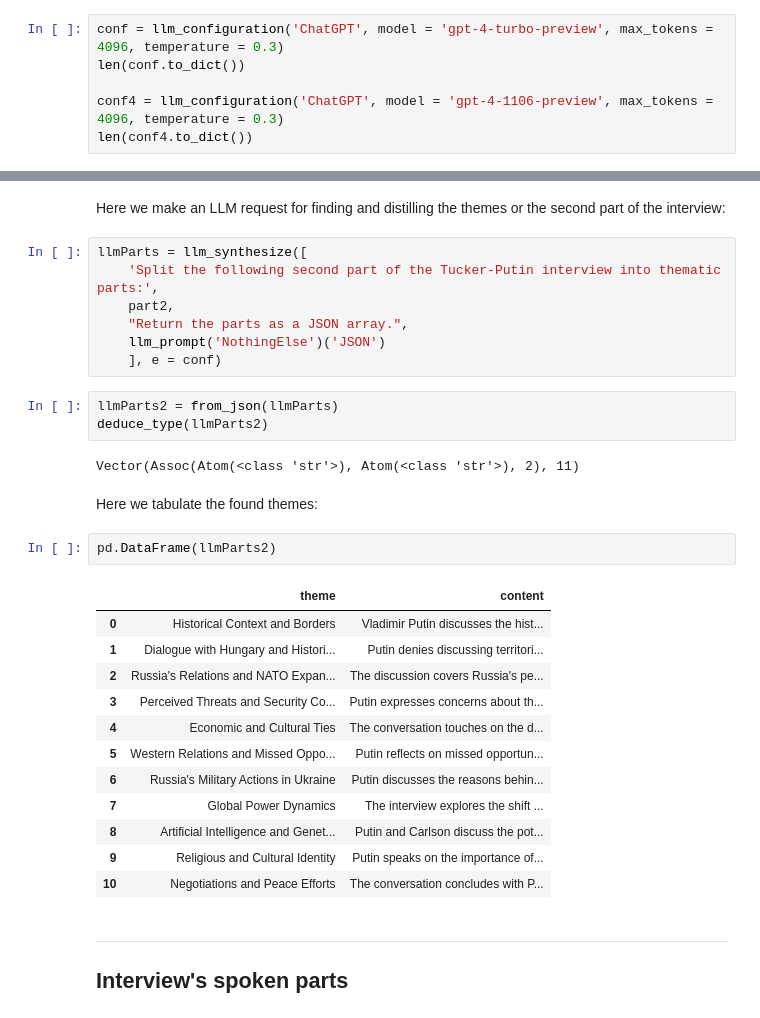
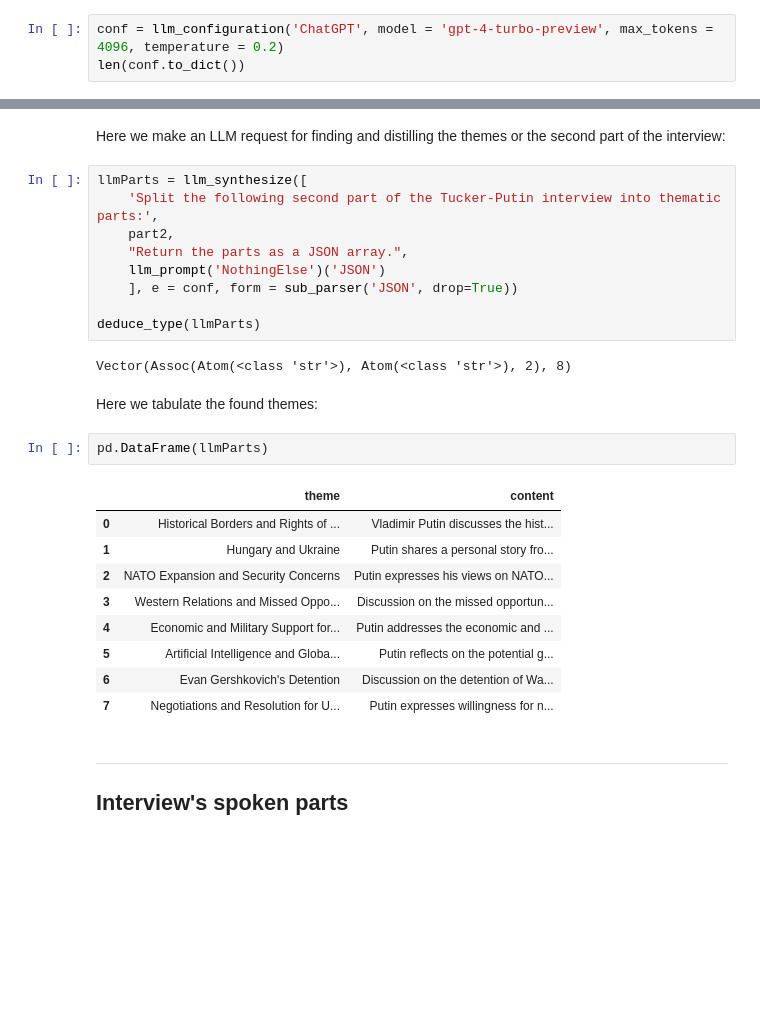
Before and after one commit to antononcube/PythonForPrediction-blog, a Jupyter notebook: Notebooks/LLM-aids-for-processing-of-the-first-Carlson-Putin-interview-Python.ipynb, the cells around one changed output, grey strips where cells are left out. Saved outputs shown, nothing was run; the diff lists cells and outputs as text; blank space fills up the shorter version.

```diff
--- a/Notebooks/LLM-aids-for-processing-of-the-first-Carlson-Putin-interview-Python.ipynb
+++ b/Notebooks/LLM-aids-for-processing-of-the-first-Carlson-Putin-interview-Python.ipynb
@@ -108,11 +113,8 @@ print(text_stats(txtEN))
 # %% [markdown]
 Here we configure LLM access -- we use OpenAI's model "gpt-4-turbo-preview" since it allows inputs with 128K tokens:
 # %%
-conf = llm_configuration('ChatGPT', model = 'gpt-4-turbo-preview', max_tokens = 4096, temperature = 0.3)
+conf = llm_configuration('ChatGPT', model = 'gpt-4-turbo-preview', max_tokens = 4096, temperature = 0.2)
 len(conf.to_dict())
-
-conf4 = llm_configuration('ChatGPT', model = 'gpt-4-1106-preview', max_tokens = 4096, temperature = 0.3)
-len(conf4.to_dict())
 # %% [output]
 23
 # %% [markdown]
@@ -258,29 +269,25 @@ llmParts = llm_synthesize([
     part2,
     "Return the parts as a JSON array.",
     llm_prompt('NothingElse')('JSON')
-    ], e = conf)
+    ], e = conf, form = sub_parser('JSON', drop=True))
+
+deduce_type(llmParts)
+# %% [output]
+Vector(Assoc(Atom(<class 'str'>), Atom(<class 'str'>), 2), 8)
-# %%
-llmParts2 = from_json(llmParts)
-deduce_type(llmParts2)
-# %% [output]
-Vector(Assoc(Atom(<class 'str'>), Atom(<class 'str'>), 2), 11)
 # %% [markdown]
 Here we tabulate the found themes:
 # %%
-pd.DataFrame(llmParts2)
+pd.DataFrame(llmParts)
 # %% [output]
 |  | theme | content |
-| 0 | Historical Context and Borders | Vladimir Putin discusses the hist... |
-| 1 | Dialogue with Hungary and Histori... | Putin denies discussing territori... |
-| 2 | Russia's Relations and NATO Expan... | The discussion covers Russia's pe... |
-| 3 | Perceived Threats and Security Co... | Putin expresses concerns about th... |
-| 4 | Economic and Cultural Ties | The conversation touches on the d... |
-| 5 | Western Relations and Missed Oppo... | Putin reflects on missed opportun... |
-| 6 | Russia's Military Actions in Ukraine | Putin discusses the reasons behin... |
-| 7 | Global Power Dynamics | The interview explores the shift ... |
-| 8 | Artificial Intelligence and Genet... | Putin and Carlson discuss the pot... |
-| 9 | Religious and Cultural Identity | Putin speaks on the importance of... |
-| 10 | Negotiations and Peace Efforts | The conversation concludes with P... |
+| 0 | Historical Borders and Rights of ... | Vladimir Putin discusses the hist... |
+| 1 | Hungary and Ukraine | Putin shares a personal story fro... |
+| 2 | NATO Expansion and Security Concerns | Putin expresses his views on NATO... |
+| 3 | Western Relations and Missed Oppo... | Discussion on the missed opportun... |
+| 4 | Economic and Military Support for... | Putin addresses the economic and ... |
+| 5 | Artificial Intelligence and Globa... | Putin reflects on the potential g... |
+| 6 | Evan Gershkovich's Detention | Discussion on the detention of Wa... |
+| 7 | Negotiations and Resolution for U... | Putin expresses willingness for n... |
 # %% [markdown]
 ------
 
```
Also changed, not shown: parts of 36 cells of this notebook.
